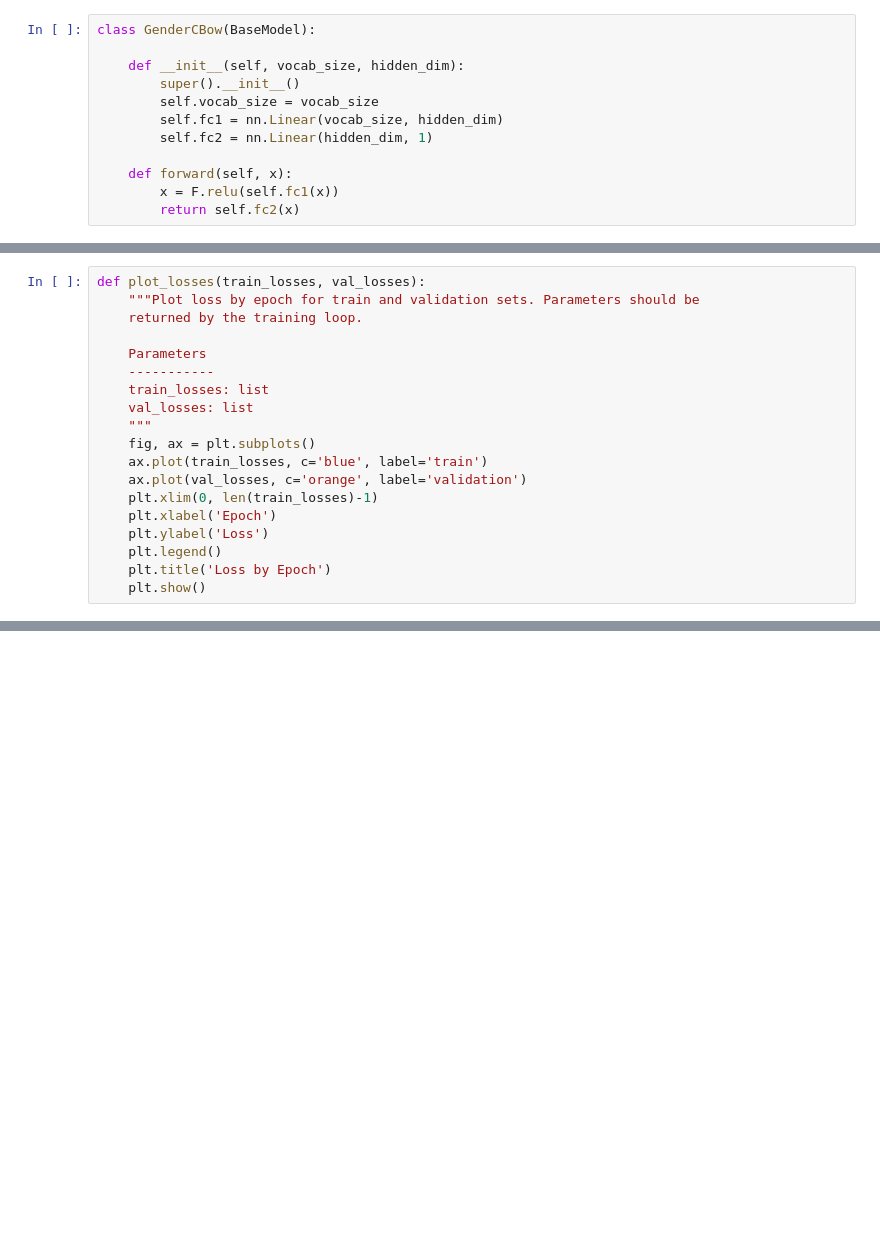
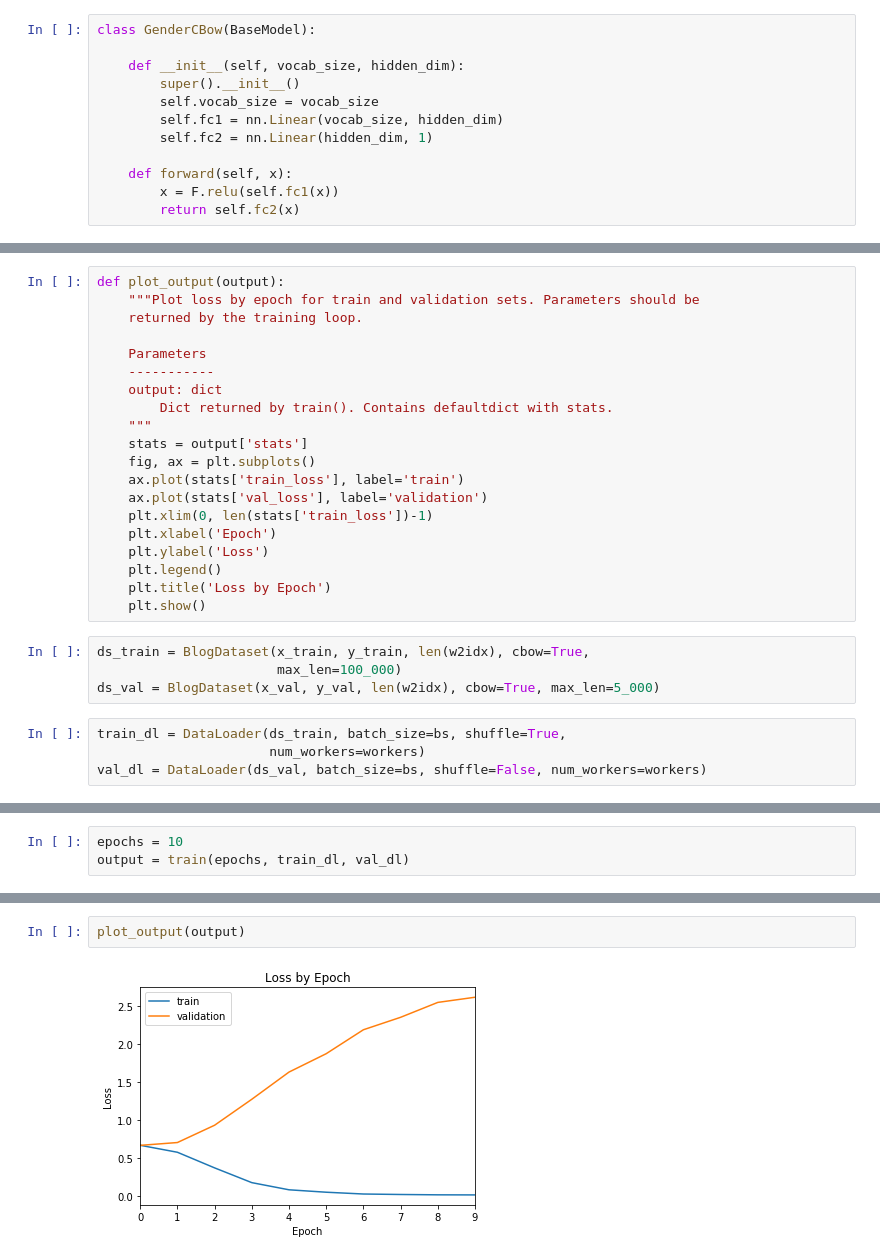
Before and after one commit to hdmamin/demographic-classification, a Jupyter notebook: nb_cbow_baseline.ipynb, the cells around one changed output, grey strips where cells are left out. Cells and saved outputs as stored; diff of their text form; blank space fills up the shorter version.

Commit message:
train

```diff
--- a/nb_cbow_baseline.ipynb
+++ b/nb_cbow_baseline.ipynb
@@ -67,19 +236,28 @@ def val_metrics():
 # %%
-def plot_losses(train_losses, val_losses):
+def plot_output(output):
     """Plot loss by epoch for train and validation sets. Parameters should be
     returned by the training loop.
 
     Parameters
     -----------
-    train_losses: list
-    val_losses: list
+    output: dict
+        Dict returned by train(). Contains defaultdict with stats.
     """
+    stats = output['stats']
     fig, ax = plt.subplots()
-    ax.plot(train_losses, c='blue', label='train')
-    ax.plot(val_losses, c='orange', label='validation')
-    plt.xlim(0, len(train_losses)-1)
+    ax.plot(stats['train_loss'], label='train')
+    ax.plot(stats['val_loss'], label='validation')
+    plt.xlim(0, len(stats['train_loss'])-1)
     plt.xlabel('Epoch')
     plt.ylabel('Loss')
     plt.legend()
     plt.title('Loss by Epoch')
     plt.show()
+# %%
+ds_train = BlogDataset(x_train, y_train, len(w2idx), cbow=True,
+                       max_len=100_000)
+ds_val = BlogDataset(x_val, y_val, len(w2idx), cbow=True, max_len=5_000)
+# %%
+train_dl = DataLoader(ds_train, batch_size=bs, shuffle=True,
+                      num_workers=workers)
+val_dl = DataLoader(ds_val, batch_size=bs, shuffle=False, num_workers=workers)
@@ -85,0 +273,3 @@ def plot_losses(train_losses, val_losses):
+# %%
+epochs = 10
+output = train(epochs, train_dl, val_dl)
@@ -85,0 +294,4 @@ def plot_losses(train_losses, val_losses):
+# %%
+plot_output(output)
+# %% [output]
+[figure, added]
```
Also changed, not shown: parts of 24 cells of this notebook, 4 other files.
